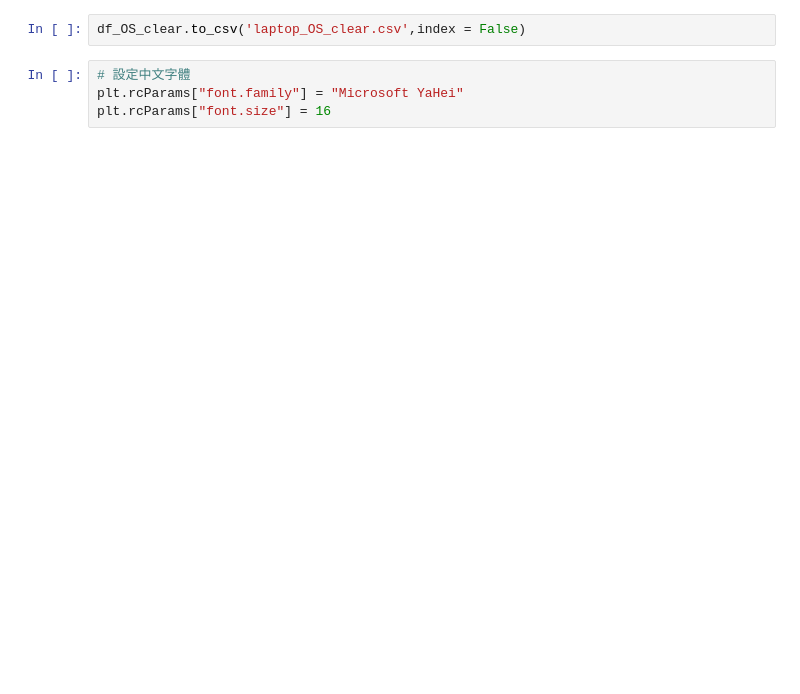
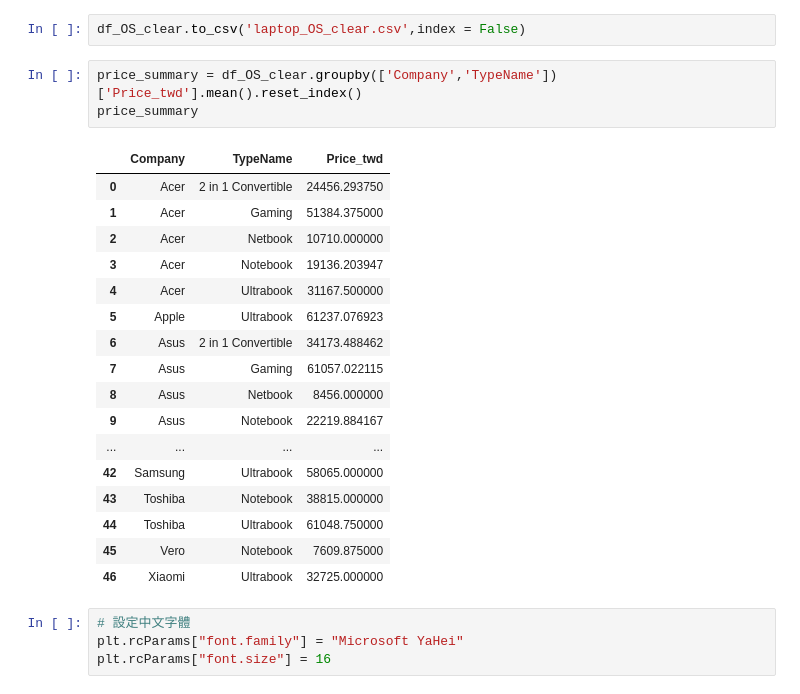
Before and after one commit to a130522003/laptop-analysis, a Jupyter notebook: 筆電分析.ipynb, the cells around one changed output. Cells and saved outputs as stored; diff of their text form; blank space fills up the shorter version.

```diff
--- a/筆電分析.ipynb
+++ b/筆電分析.ipynb
@@ -147,5 +197,26 @@ memory usage: 232.6+ KB
 # %%
 df_OS_clear.to_csv('laptop_OS_clear.csv',index = False)
+# %%
+price_summary = df_OS_clear.groupby(['Company','TypeName'])['Price_twd'].mean().reset_index()
+price_summary
+# %% [output]
+|  | Company | TypeName | Price_twd |
+| 0 | Acer | 2 in 1 Convertible | 24456.293750 |
+| 1 | Acer | Gaming | 51384.375000 |
+| 2 | Acer | Netbook | 10710.000000 |
+| 3 | Acer | Notebook | 19136.203947 |
+| 4 | Acer | Ultrabook | 31167.500000 |
+| 5 | Apple | Ultrabook | 61237.076923 |
+| 6 | Asus | 2 in 1 Convertible | 34173.488462 |
+| 7 | Asus | Gaming | 61057.022115 |
+| 8 | Asus | Netbook | 8456.000000 |
+| 9 | Asus | Notebook | 22219.884167 |
+| ... | ... | ... | ... |
+| 42 | Samsung | Ultrabook | 58065.000000 |
+| 43 | Toshiba | Notebook | 38815.000000 |
+| 44 | Toshiba | Ultrabook | 61048.750000 |
+| 45 | Vero | Notebook | 7609.875000 |
+| 46 | Xiaomi | Ultrabook | 32725.000000 |
 # %%
 # 設定中文字體
 plt.rcParams["font.family"] = "Microsoft YaHei"
```
Also changed, not shown: parts of 14 cells of this notebook.
